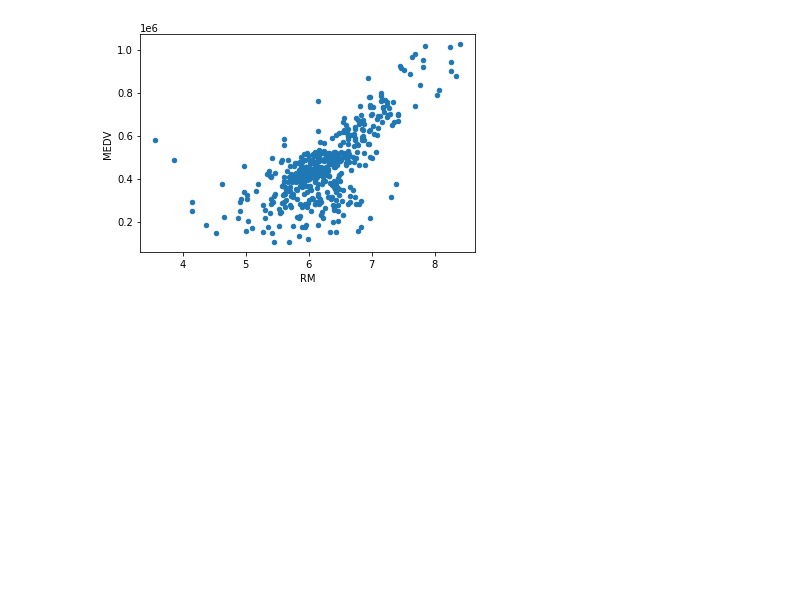
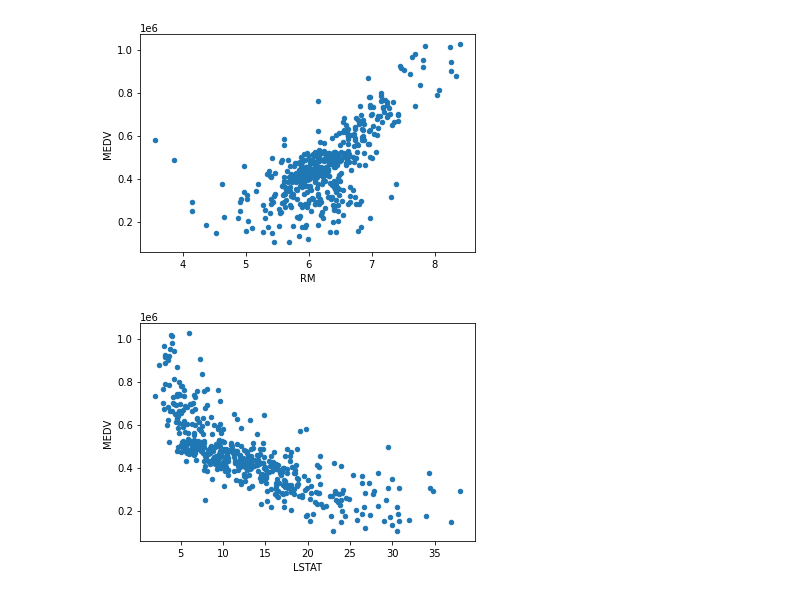
Before and after one commit to RangarajanRamesh/BostonHousing, a Jupyter notebook: Explore.ipynb, the cells around one changed output. Cells and saved outputs as stored; diff of their text form; code cells hidden in the pictures; blank space fills up the shorter version.

Commit message:
visuals

```diff
--- a/Explore.ipynb
+++ b/Explore.ipynb
@@ -26,3 +26,8 @@ df.plot(x ='RM', y='MEDV', kind = 'scatter')
 plt.show()
 # %% [output]
 [figure]
+# %%
+df.plot(x ='LSTAT', y='MEDV', kind = 'scatter')
+plt.show()
+# %% [output]
+[figure, added]
```
Also changed, not shown: parts of 4 cells of this notebook, 1 other file.
